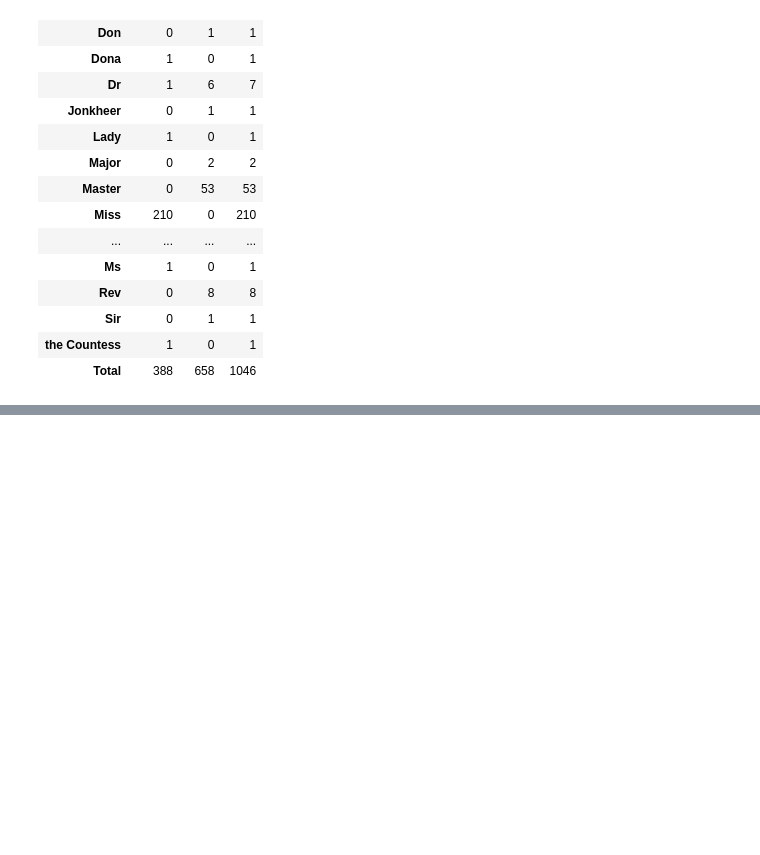
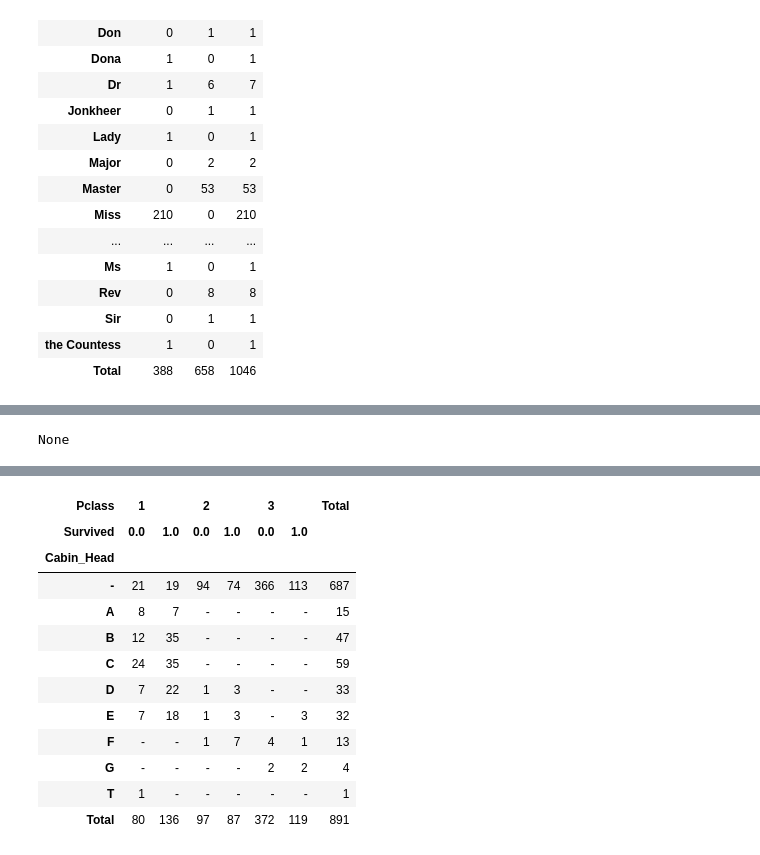
Before and after one commit to morpheus9631/titanic, a Jupyter notebook: ipynb/train_v5_2.ipynb, the cells around one changed output, grey strips where cells are left out. Drawn from its saved outputs; the diff is of its cells as text; code cells hidden in the pictures; blank space fills up the shorter version.

```diff
--- a/ipynb/train_v5_2.ipynb
+++ b/ipynb/train_v5_2.ipynb
@@ -403,0 +404,18 @@ display(df_data)
+# %%
+# Family = SibSp + Parch
+
+df_data['Family'] = df_data.SibSp + df_data.Parch
+
+col_selected = ['PassengerId','Survived','Family']
+dset = df_data[col_selected]
+pt = pd.pivot_table(
+    dset,
+    index   = 'Family',
+    columns = 'Survived',
+    values  = 'PassengerId',
+    aggfunc = 'count',
+    **kwargs
+).fillna(0).astype(int)
+pt['Rate_S1'] = (pt[1.0] / pt.Total)
+
+display(pt)
@@ -556,0 +566,40 @@ display_side_by_side(ct2, ct3)
+# %%
+# Explore Cabin
+
+col_selected = ['PassengerId','Survived','Pclass','Cabin']
+df = df_data[col_selected]
+display(df.info())
+
+df.Cabin.fillna('-', inplace=True)
+df['Cabin_Head'] = df.Cabin.apply(lambda x: x[0])
+
+pt1 = pd.pivot_table(
+    df,
+    index   = 'Cabin_Head',
+    columns = 'Pclass',
+    values  = 'Cabin',
+    aggfunc = len,
+    **kwargs
+).fillna('-')
+
+pt2 = pd.pivot_table(
+    df,
+    index   = 'Cabin_Head',
+    columns = 'Survived',
+    values  = 'Cabin',
+    aggfunc = len,
+    **kwargs
+).fillna(0).astype(int)
+pt2['Rate_S1'] = (pt2[1.0]/pt2.Total).round(4)
+
+pt3 = pd.pivot_table(
+    df,
+    index   = 'Cabin_Head',
+    columns = ['Pclass','Survived'],
+    values  = 'Cabin',
+    aggfunc = len,
+    **kwargs
+).fillna('-')
+
+display_side_by_side(pt1, pt2, pt3)
+# %% [output]
@@ -556,0 +617 @@ display_side_by_side(ct2, ct3)
+None
@@ -556,0 +642,13 @@ display_side_by_side(ct2, ct3)
+| Pclass | 1 |  | 2 |  | 3 |  | Total |
+| Survived | 0.0 | 1.0 | 0.0 | 1.0 | 0.0 | 1.0 |  |
+| Cabin_Head |  |  |  |  |  |  |  |
+| - | 21 | 19 | 94 | 74 | 366 | 113 | 687 |
+| A | 8 | 7 | - | - | - | - | 15 |
+| B | 12 | 35 | - | - | - | - | 47 |
+| C | 24 | 35 | - | - | - | - | 59 |
+| D | 7 | 22 | 1 | 3 | - | - | 33 |
+| E | 7 | 18 | 1 | 3 | - | 3 | 32 |
+| F | - | - | 1 | 7 | 4 | 1 | 13 |
+| G | - | - | - | - | 2 | 2 | 4 |
+| T | 1 | - | - | - | - | - | 1 |
+| Total | 80 | 136 | 97 | 87 | 372 | 119 | 891 |
```
Also changed, not shown: parts of 10 cells of this notebook, 2 other files.
